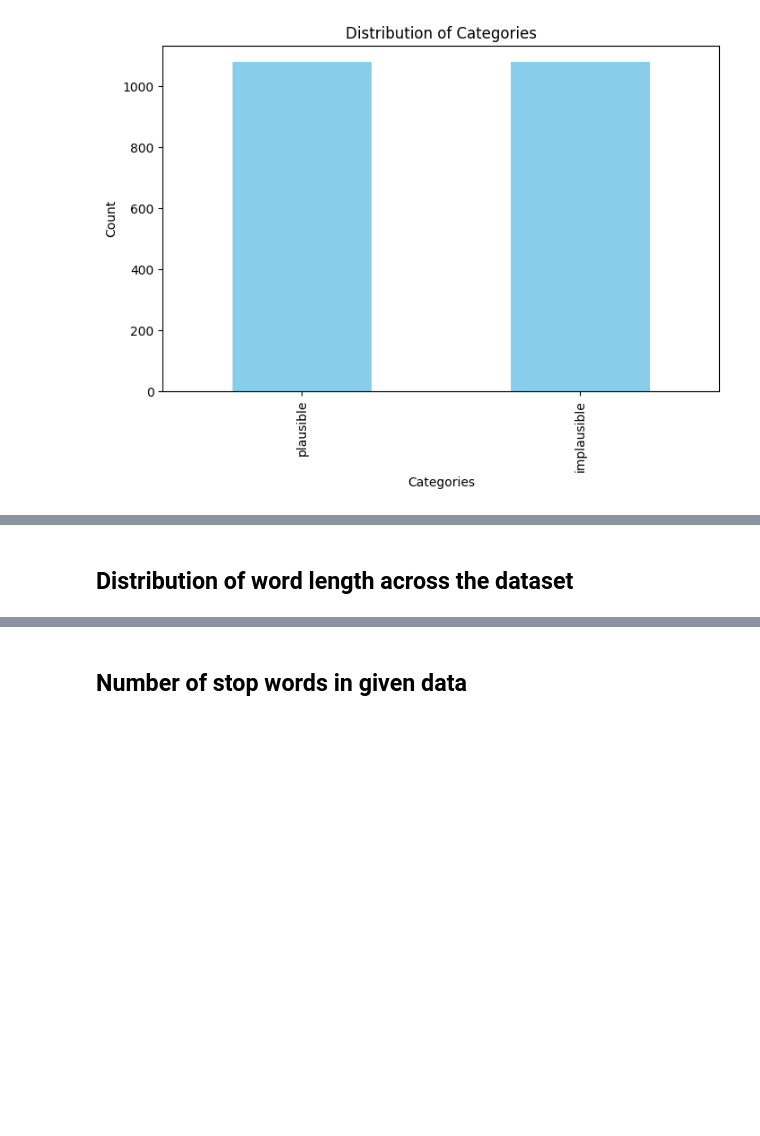
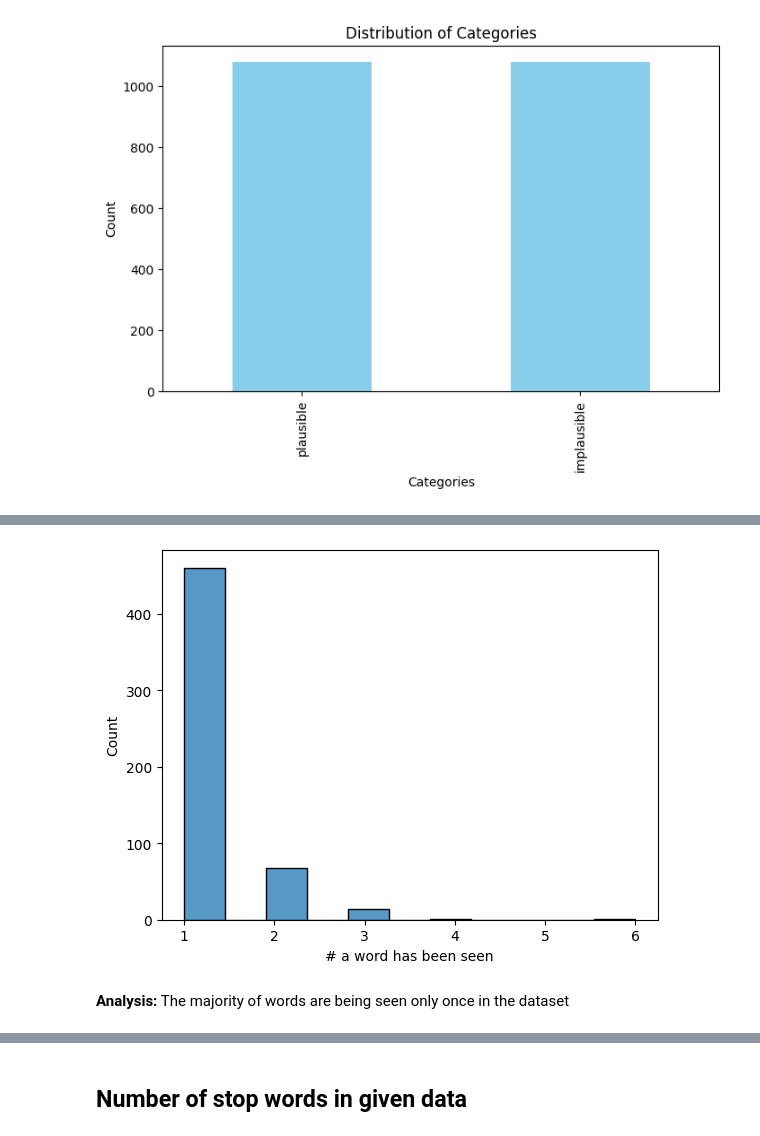
Before and after one commit to asarthaks/plausibility_classification, a Jupyter notebook: analysis/ExploratoryDataAnalysis - PEP.ipynb, the cells around one changed output, grey strips where cells are left out. Drawn from its saved outputs; the diff is of its cells as text; code cells hidden in the pictures; blank space fills up the shorter version.

```diff
--- a/analysis/ExploratoryDataAnalysis - PEP.ipynb
+++ b/analysis/ExploratoryDataAnalysis - PEP.ipynb
@@ -159,5 +162,12 @@ LookupError:
-# %% [markdown]
-## Distribution of word length across the dataset
+# %%
+import seaborn as sns
+
+sns.histplot(word_counts).set(xlabel='# a word has been seen')
+plt.show()
+# %% [output]
+[figure, added]
+# %% [markdown]
+__Analysis:__ The majority of words are being seen only once in the dataset
 # %%
 from nltk.tokenize import sent_tokenize
 import matplotlib.pyplot as plt
```
Also changed, not shown: parts of 18 cells of this notebook, 1 other file.
